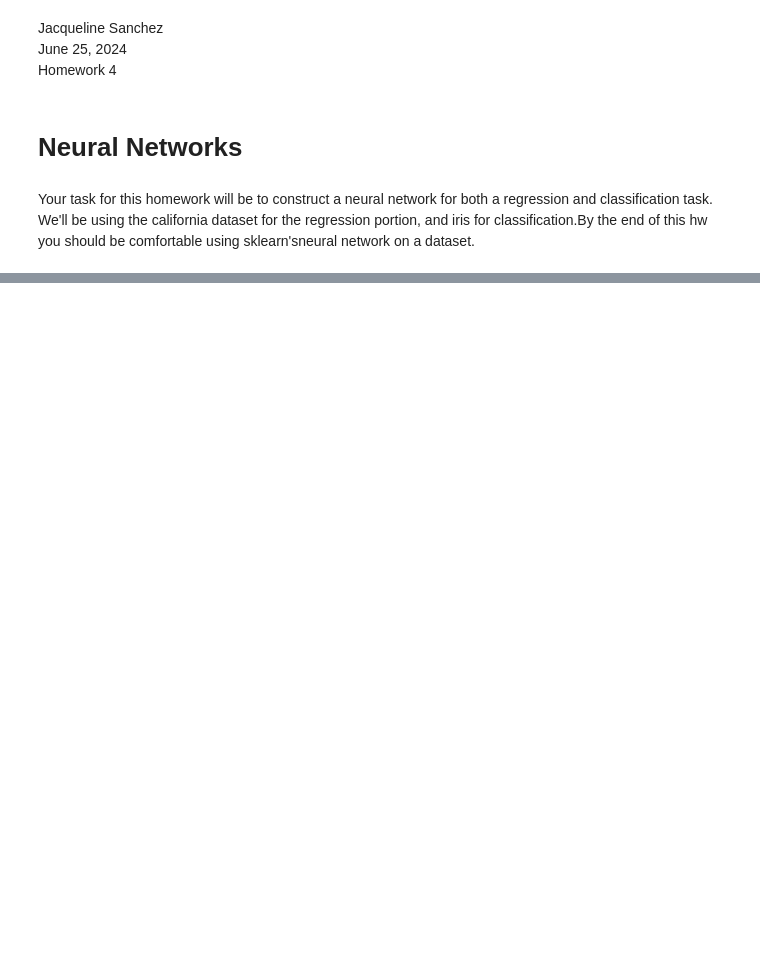
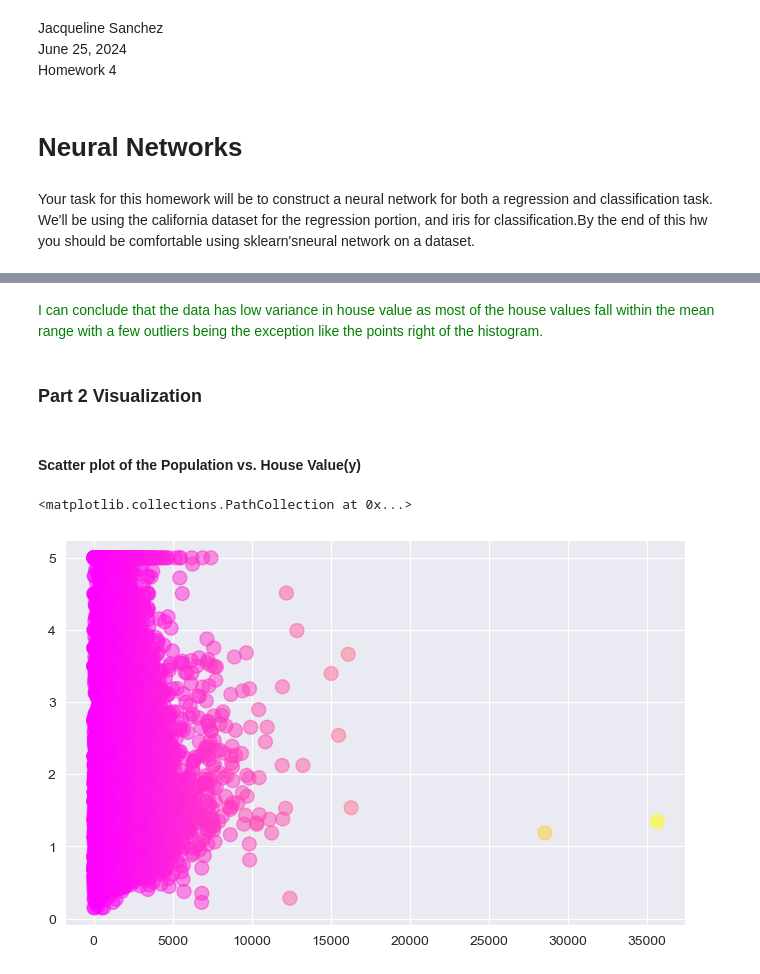
Before and after one commit to jacquelinesanchezA1/Data-Science1-CS3337, a Jupyter notebook: HW4/HW4.ipynb, the cells around one changed output, grey strips where cells are left out. Drawn from its saved outputs; the diff is of its cells as text; code cells hidden in the pictures; blank space fills up the shorter version.

```diff
--- a/HW4/HW4.ipynb
+++ b/HW4/HW4.ipynb
@@ -28,0 +135,12 @@ iris_df = iris.frame
+# %% [markdown]
+<span style = 'color : green'>
+I can conclude that the data has low variance in house value as most of the house values fall within the mean range with a few outliers being the exception like the points right of the histogram.
+# %% [markdown]
+### Part 2 Visualization
+# %% [markdown]
+#### Scatter plot of the Population vs. House Value(y)
+# %%
+plt.scatter(california_df['Population'], y,c = california_df['Population'], cmap = 'spring', marker = 'o', s = 100, alpha = 0.5)
+# %% [output]
+<matplotlib.collections.PathCollection at 0x...>
+[figure, added]
```
Also changed, not shown: parts of 48 cells of this notebook.
